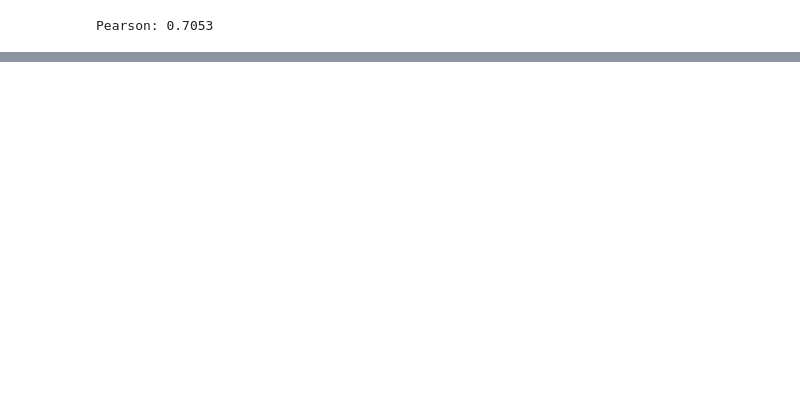
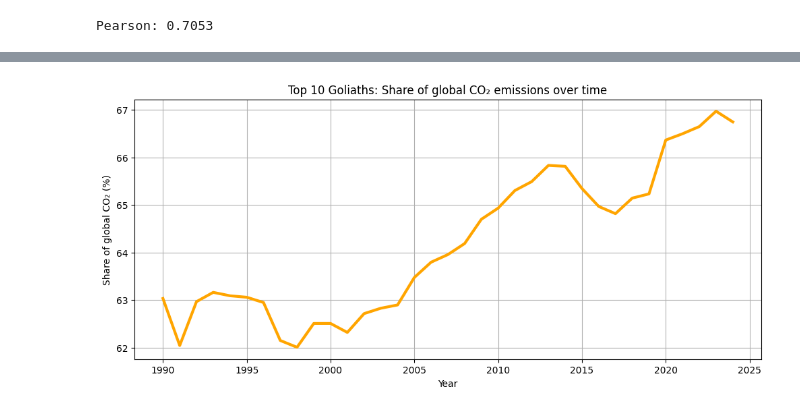
Before and after one commit to tince250/climate-change-ds, a Jupyter notebook: q4-goliaths-impact-on-davids.ipynb, the cells around one changed output, grey strips where cells are left out. Cells and saved outputs as stored; diff of their text form; code cells hidden in the pictures; blank space fills up the shorter version.

Commit message:
Add: Global CO₂ share insights for the Top 10 Goliaths

```diff
--- a/q4-goliaths-impact-on-davids.ipynb
+++ b/q4-goliaths-impact-on-davids.ipynb
@@ -213,3 +216,13 @@ print(f"Pearson: {pearson:.4f}")
 Pearson: 0.7053
 # %%
 # The pearson correlation (~0.71) indicates a strong positive monotonic association between Goliaths’ emissions and Davids’ impact over time
+# %%
+# Top 10 Goliaths: combined share of global CO₂ over time
+df_g_share = df_goliaths[df_goliaths["share_global_co2"].notna()].copy()
+
+goliaths_share_yearly = (
+    df_g_share.groupby("year", as_index=False)["share_global_co2"]
+    .sum()
+)
+
+goliaths_share_yearly.head()
@@ -215,0 +236,15 @@ Pearson: 0.7053
+# %%
+plt.figure(figsize=(12, 5))
+plt.plot(
+    goliaths_share_yearly["year"],
+    goliaths_share_yearly["share_global_co2"],
+    linewidth=3,
+    color="orange"
+)
+plt.title("Top 10 Goliaths: Share of global CO₂ emissions over time")
+plt.xlabel("Year")
+plt.ylabel("Share of global CO₂ (%)")
+plt.grid(True)
+plt.show()
+# %% [output]
+[figure, added]
```
Also changed, not shown: parts of 9 cells of this notebook.
